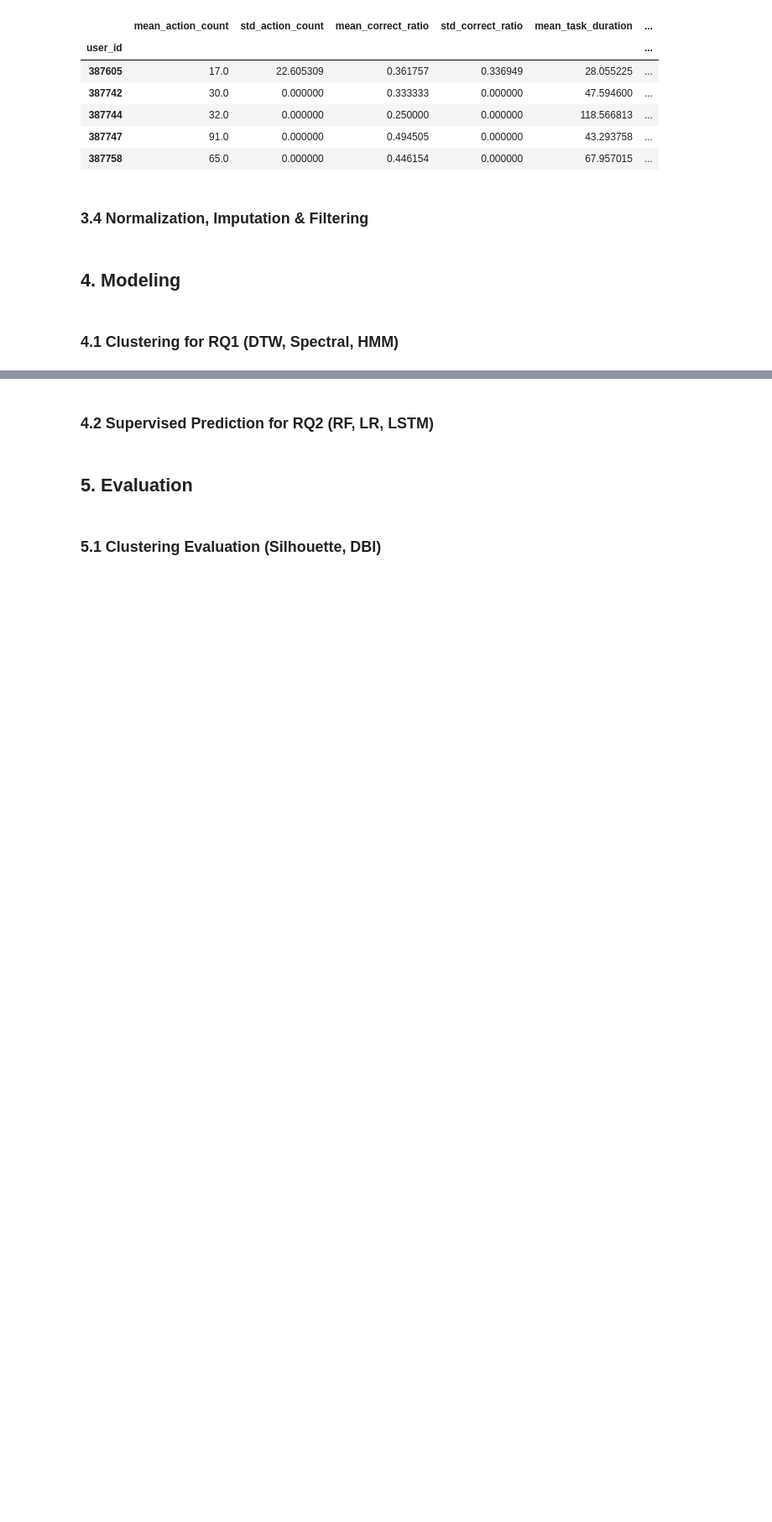
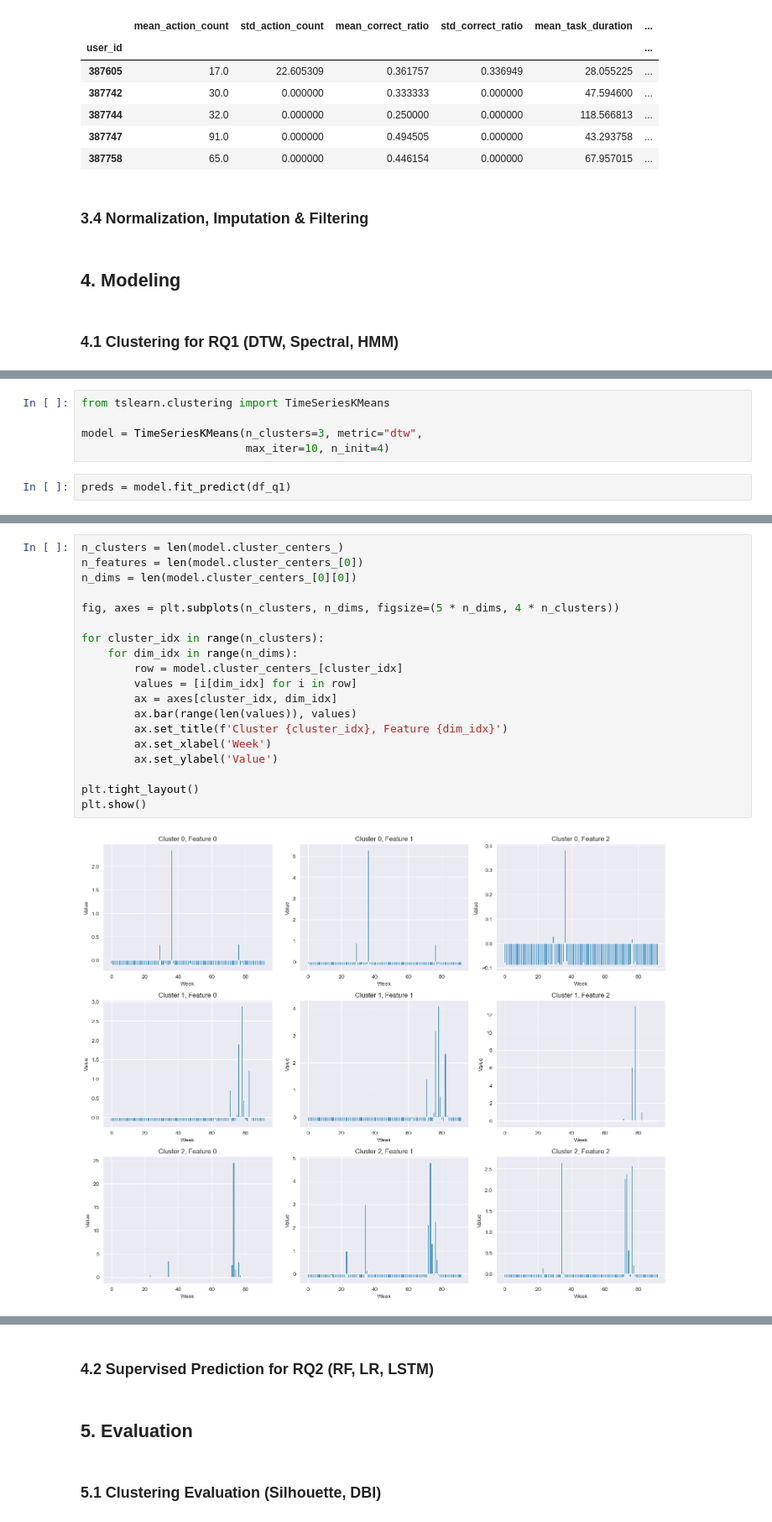
Before and after one commit to linou12/DataWhisperers, a Jupyter notebook: m6_DataWhisperers.ipynb, the cells around one changed output, grey strips where cells are left out. Shown at 84% size. Cells and saved outputs as stored; diff of their text form; blank space fills up the shorter version.

```diff
--- a/m6_DataWhisperers.ipynb
+++ b/m6_DataWhisperers.ipynb
@@ -562,0 +620,7 @@ df_q2.head()
+# %%
+from tslearn.clustering import TimeSeriesKMeans
+
+model = TimeSeriesKMeans(n_clusters=3, metric="dtw",
+                         max_iter=10, n_init=4)
+# %%
+preds = model.fit_predict(df_q1)
@@ -562,0 +640,21 @@ df_q2.head()
+# %%
+n_clusters = len(model.cluster_centers_)
+n_features = len(model.cluster_centers_[0])
+n_dims = len(model.cluster_centers_[0][0])
+
+fig, axes = plt.subplots(n_clusters, n_dims, figsize=(5 * n_dims, 4 * n_clusters))
+
+for cluster_idx in range(n_clusters):
+    for dim_idx in range(n_dims):
+        row = model.cluster_centers_[cluster_idx]
+        values = [i[dim_idx] for i in row]
+        ax = axes[cluster_idx, dim_idx]
+        ax.bar(range(len(values)), values)
+        ax.set_title(f'Cluster {cluster_idx}, Feature {dim_idx}')
+        ax.set_xlabel('Week')
+        ax.set_ylabel('Value')
+
+plt.tight_layout()
+plt.show()
+# %% [output]
+[figure, added]
```
Also changed, not shown: parts of 17 cells of this notebook, 1 other file.
